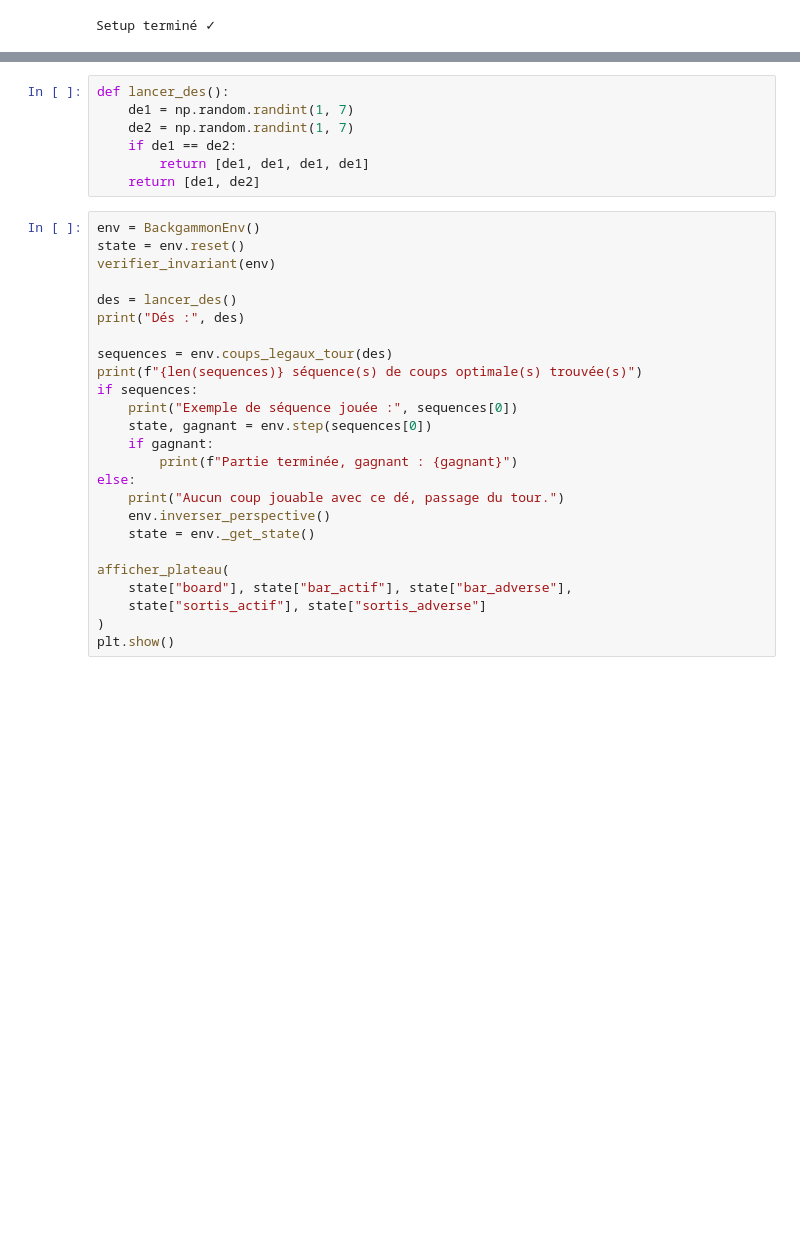
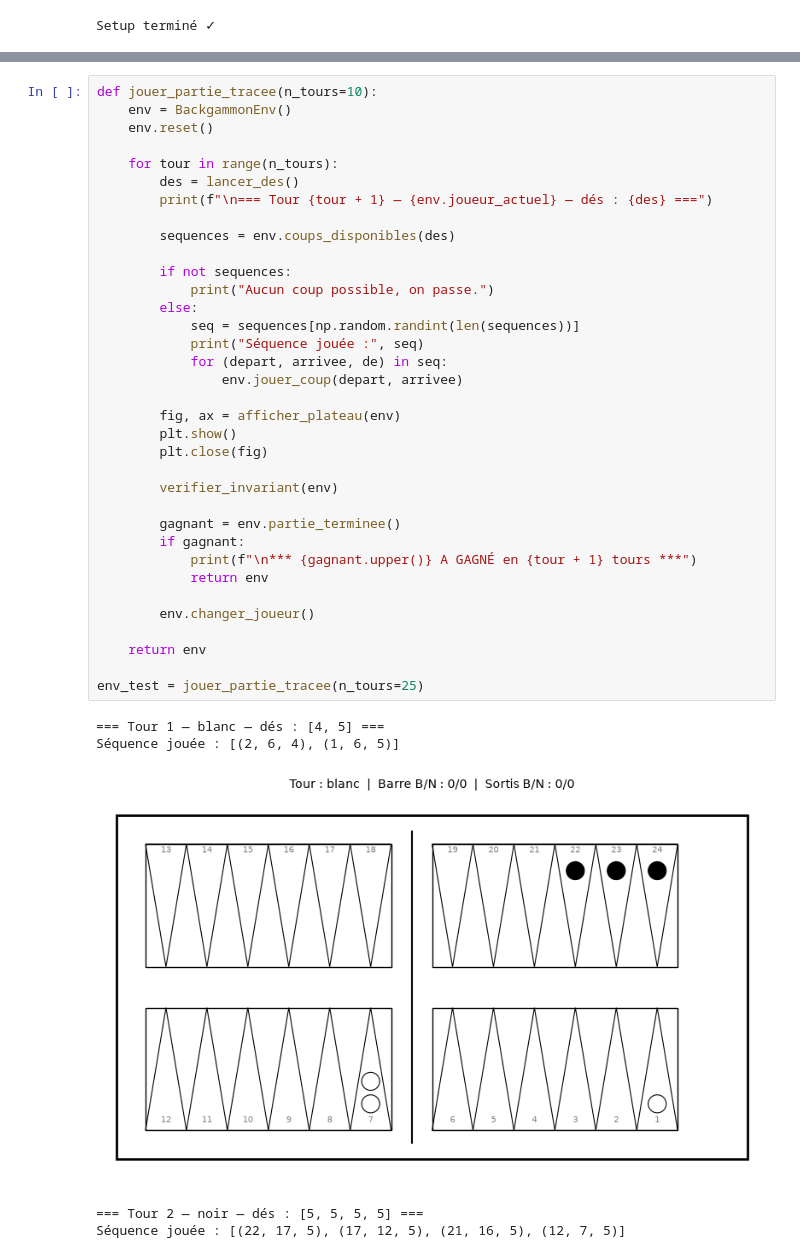
Before and after one commit to arthurbilger/td-gammon-portfolio, a Jupyter notebook: notebooks/02_backgammon_environment.ipynb, the cells around one changed output, grey strips where cells are left out. Cells and saved outputs as stored; diff of their text form; blank space fills up the shorter version.

```diff
--- a/notebooks/02_backgammon_environment.ipynb
+++ b/notebooks/02_backgammon_environment.ipynb
@@ -291,32 +273,41 @@ def verifier_invariant(env):
-# %%
-def lancer_des():
-    de1 = np.random.randint(1, 7)
-    de2 = np.random.randint(1, 7)
-    if de1 == de2:
-        return [de1, de1, de1, de1]
-    return [de1, de2]
-# %%
-env = BackgammonEnv()
-state = env.reset()
-verifier_invariant(env)
-
-des = lancer_des()
-print("Dés :", des)
-
-sequences = env.coups_legaux_tour(des)
-print(f"{len(sequences)} séquence(s) de coups optimale(s) trouvée(s)")
-if sequences:
-    print("Exemple de séquence jouée :", sequences[0])
-    state, gagnant = env.step(sequences[0])
-    if gagnant:
-        print(f"Partie terminée, gagnant : {gagnant}")
-else:
-    print("Aucun coup jouable avec ce dé, passage du tour.")
-    env.inverser_perspective()
-    state = env._get_state()
-
-afficher_plateau(
-    state["board"], state["bar_actif"], state["bar_adverse"],
-    state["sortis_actif"], state["sortis_adverse"]
-)
-plt.show()
+# %%
+def jouer_partie_tracee(n_tours=10):
+    env = BackgammonEnv()
+    env.reset()
+
+    for tour in range(n_tours):
+        des = lancer_des()
+        print(f"\n=== Tour {tour + 1} — {env.joueur_actuel} — dés : {des} ===")
+
+        sequences = env.coups_disponibles(des)
+
+        if not sequences:
+            print("Aucun coup possible, on passe.")
+        else:
+            seq = sequences[np.random.randint(len(sequences))]
+            print("Séquence jouée :", seq)
+            for (depart, arrivee, de) in seq:
+                env.jouer_coup(depart, arrivee)
+
+        fig, ax = afficher_plateau(env)
+        plt.show()
+        plt.close(fig)
+
+        verifier_invariant(env)
+
+        gagnant = env.partie_terminee()
+        if gagnant:
+            print(f"\n*** {gagnant.upper()} A GAGNÉ en {tour + 1} tours ***")
+            return env
+
+        env.changer_joueur()
+
+    return env
+
+env_test = jouer_partie_tracee(n_tours=25)
+# %% [output]
+=== Tour 1 — blanc — dés : [4, 5] ===
+Séquence jouée : [(2, 6, 4), (1, 6, 5)]
+[figure, added]
+=== Tour 2 — noir — dés : [5, 5, 5, 5] ===
+Séquence jouée : [(22, 17, 5), (17, 12, 5), (21, 16, 5), (12, 7, 5)]
```
Also changed, not shown: parts of 9 cells of this notebook, 5 other files.
